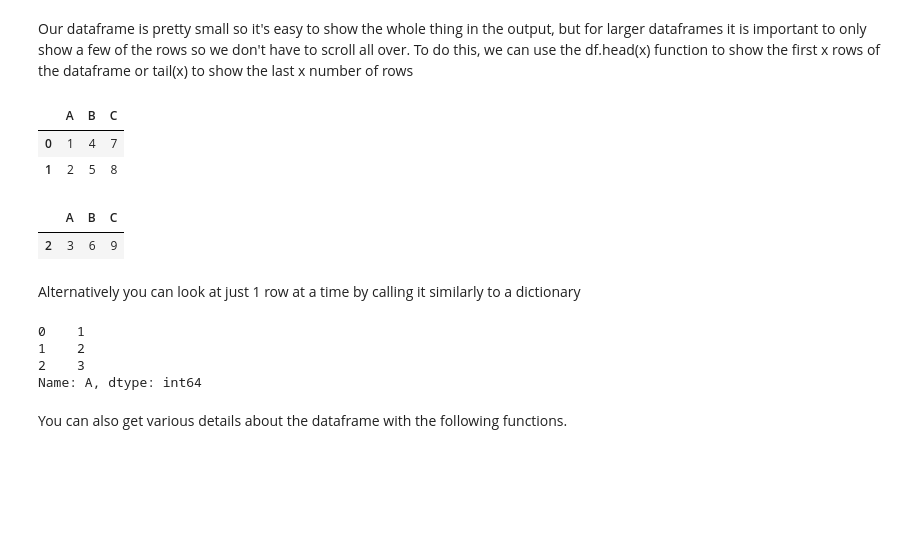
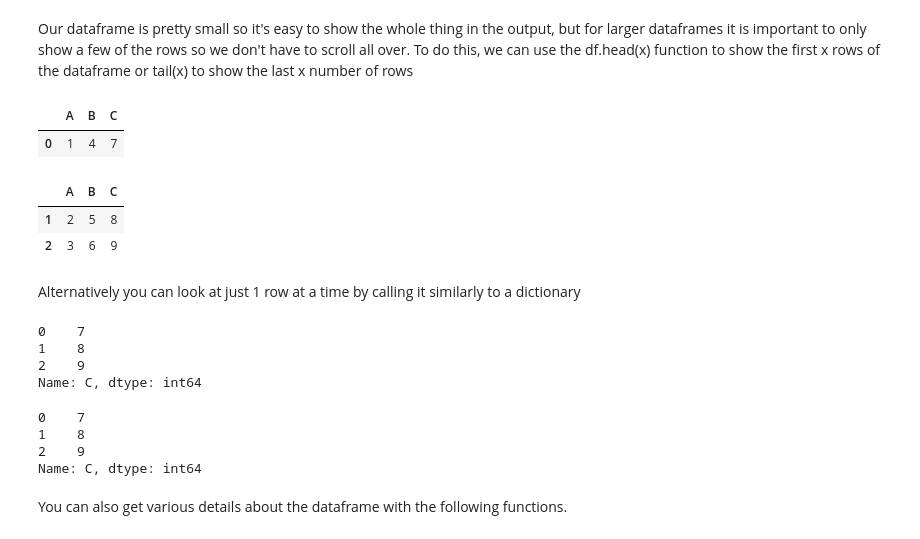
Before and after one commit to ryand0n/SC2022-BatchC-electric-pythons, a Jupyter notebook: Demo/week1/intro_to_python.ipynb, the cells around one changed output. Cells and saved outputs as stored; diff of their text form; code cells hidden in the pictures; blank space fills up the shorter version.

```diff
--- a/Demo/week1/intro_to_python.ipynb
+++ b/Demo/week1/intro_to_python.ipynb
@@ -451,25 +470,32 @@ data
 # %% [markdown]
 Our dataframe is pretty small so it's easy to show the whole thing in the output, but for larger dataframes it is important to only show a few of the rows so we don't have to scroll all over. To do this, we can use the df.head\(x\) function to show the first x rows of the dataframe or tail\(x\) to show the last x number of rows
 # %%
-data.head(2)
+data.head(1)
 # %% [output]
 |  | A | B | C |
 | 0 | 1 | 4 | 7 |
-| 1 | 2 | 5 | 8 |
 # %%
-data.tail(1)
+data.tail(2)
 # %% [output]
 |  | A | B | C |
+| 1 | 2 | 5 | 8 |
 | 2 | 3 | 6 | 9 |
 # %% [markdown]
 Alternatively you can look at just 1 row at a time by calling it similarly to a dictionary
 # %%
-data['A']
+data['C']
 # %% [output]
-0    1
-1    2
-2    3
-Name: A, dtype: int64
+0    7
+1    8
+2    9
+Name: C, dtype: int64
+# %%
+data.C
+# %% [output]
+0    7
+1    8
+2    9
+Name: C, dtype: int64
 # %% [markdown]
 You can also get various details about the dataframe with the following functions.
 # %%
```
Also changed, not shown: parts of 5 cells of this notebook, 25 other files.
